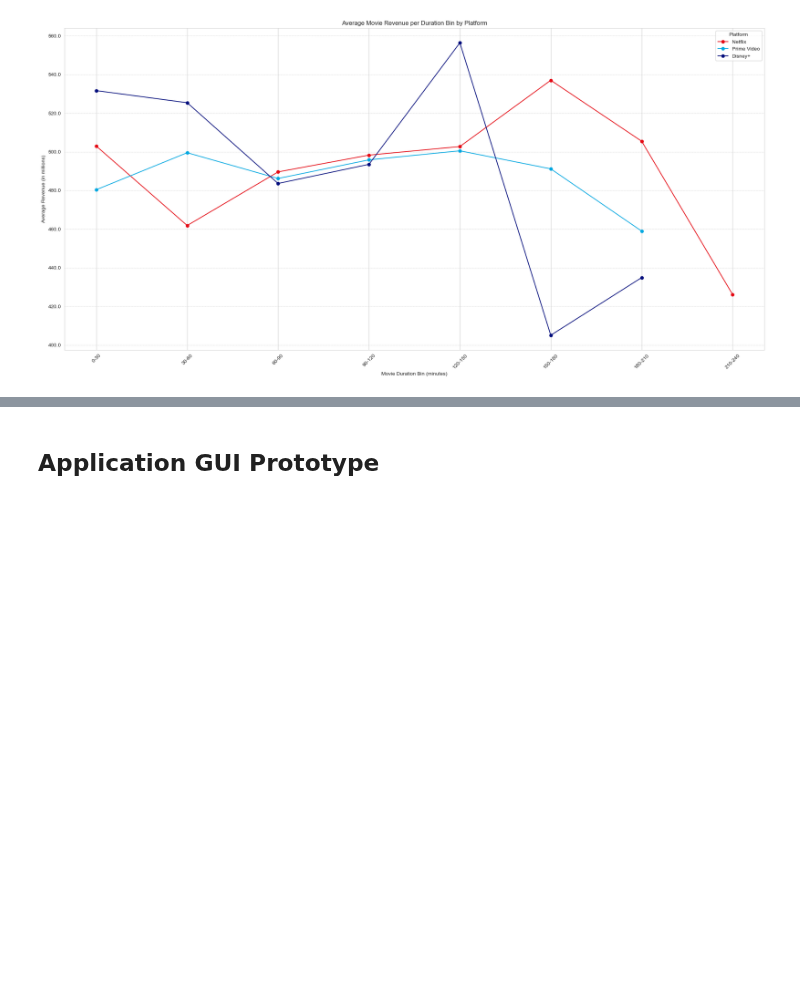
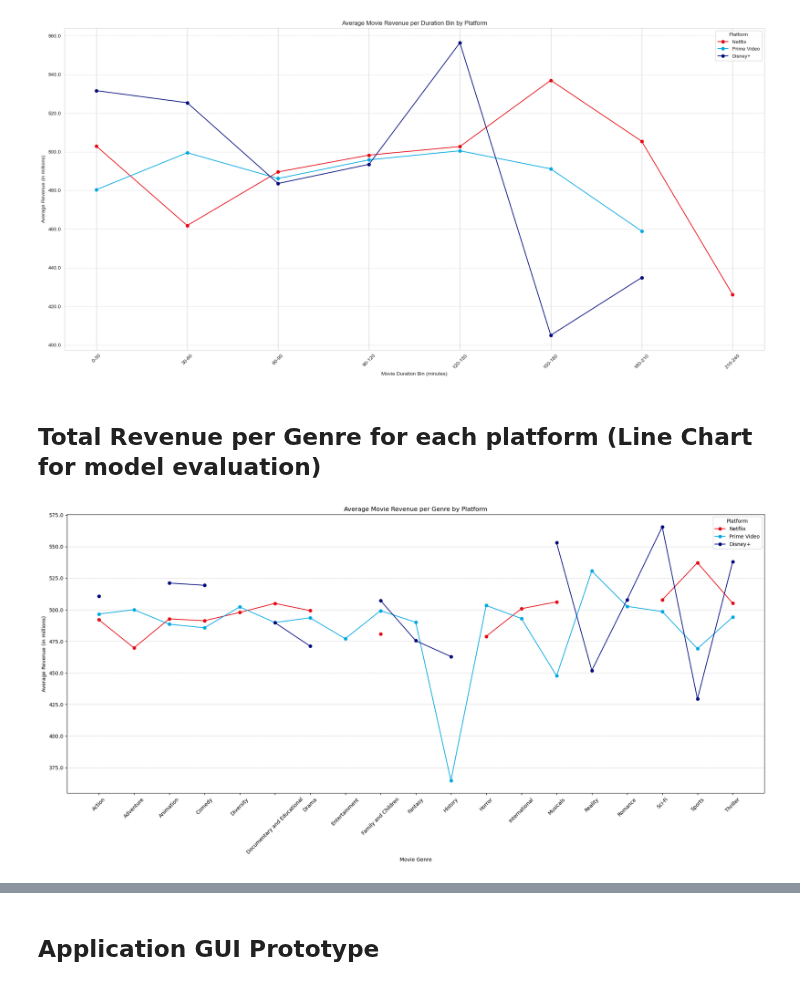
Before and after one commit to ulquyorra-11/Cinemalytics, a Jupyter notebook: notebooks/Samer's Notebooks/samer_results.ipynb, the cells around one changed output, grey strips where cells are left out. Drawn from its saved outputs; the diff is of its cells as text; code cells hidden in the pictures; blank space fills up the shorter version.

```diff
--- a/notebooks/Samer's Notebooks/samer_results.ipynb
+++ b/notebooks/Samer's Notebooks/samer_results.ipynb
@@ -168,3 +168,66 @@ plt.tight_layout()
 plt.show()
 # %% [output]
 [figure]
+# %% [markdown]
+## Total Revenue per Genre for each platform (Line Chart for model evaluation)
+# %%
+# Function to calculate average revenue per genre and sort genres alphabetically
+def process_df_for_genre_revenue(df):
+    genre_revenue = df.groupby('genre')['revenue'].mean().reset_index()
+    genre_revenue_sorted = genre_revenue.sort_values(by='genre').reset_index(drop=True)
+    return genre_revenue_sorted
+
+# Process each platform's DataFrame
+netflix_genre_revenue = process_df_for_genre_revenue(netflix_movies_df)
+prime_video_genre_revenue = process_df_for_genre_revenue(prime_video_movies_df)
+disney_plus_genre_revenue = process_df_for_genre_revenue(disney_plus_movies_df)
+
+# Plotting
+plt.figure(figsize=(20, 10))
+ax = plt.gca()  # Get current axis
+
+# Ensure all platforms have the same genres in the same order for correct line plotting
+all_genres_sorted = sorted(set(netflix_genre_revenue['genre']).union(prime_video_genre_revenue['genre']).union(disney_plus_genre_revenue['genre']))
+
+# Initialize a dictionary to store average revenue for each platform and genre
+platform_genre_revenues = {
+    'Netflix': [],
+    'Prime Video': [],
+    'Disney+': []
+}
+
+# Calculate average revenue for each genre for each platform
+for genre in all_genres_sorted:
+    for platform in ['Netflix', 'Prime Video', 'Disney+']:
+        if platform == 'Netflix':
+            revenue = netflix_genre_revenue[netflix_genre_revenue['genre'] == genre]['revenue'].mean()
+        elif platform == 'Prime Video':
+            revenue = prime_video_genre_revenue[prime_video_genre_revenue['genre'] == genre]['revenue'].mean()
+        else:
+            revenue = disney_plus_genre_revenue[disney_plus_genre_revenue['genre'] == genre]['revenue'].mean()
+        platform_genre_revenues[platform].append(revenue / 1e6)  # convert to millions
+
+# Plot for each platform
+for i, platform in enumerate(['Netflix', 'Prime Video', 'Disney+']):
+    plt.plot(all_genres_sorted, platform_genre_revenues[platform], label=platform, color=platform_colors[i], marker='o')
+
+plt.title('Average Movie Revenue per Genre by Platform')
+plt.xlabel('Movie Genre')
+
+# Update y-axis to display average revenue
+ticks_loc = ax.get_yticks().tolist()
+ax.yaxis.set_major_locator(mticker.FixedLocator(ticks_loc))
+ax.set_yticklabels(['{:.1f}'.format(x) for x in ticks_loc])  # Revenue already in millions from the calculation
+
+# Set the y-axis label to indicate the units are in millions
+plt.ylabel('Average Revenue (in millions)')
+
+plt.xticks(rotation=45)
+plt.legend(title='Platform')
+plt.grid(True, which='major', linestyle='--', linewidth=0.5, axis='y')
+plt.tight_layout()
+
+# Show the plot
+plt.show()
+# %% [output]
+[figure, added]
```
Also changed, not shown: parts of 12 cells of this notebook, 2 other files.
